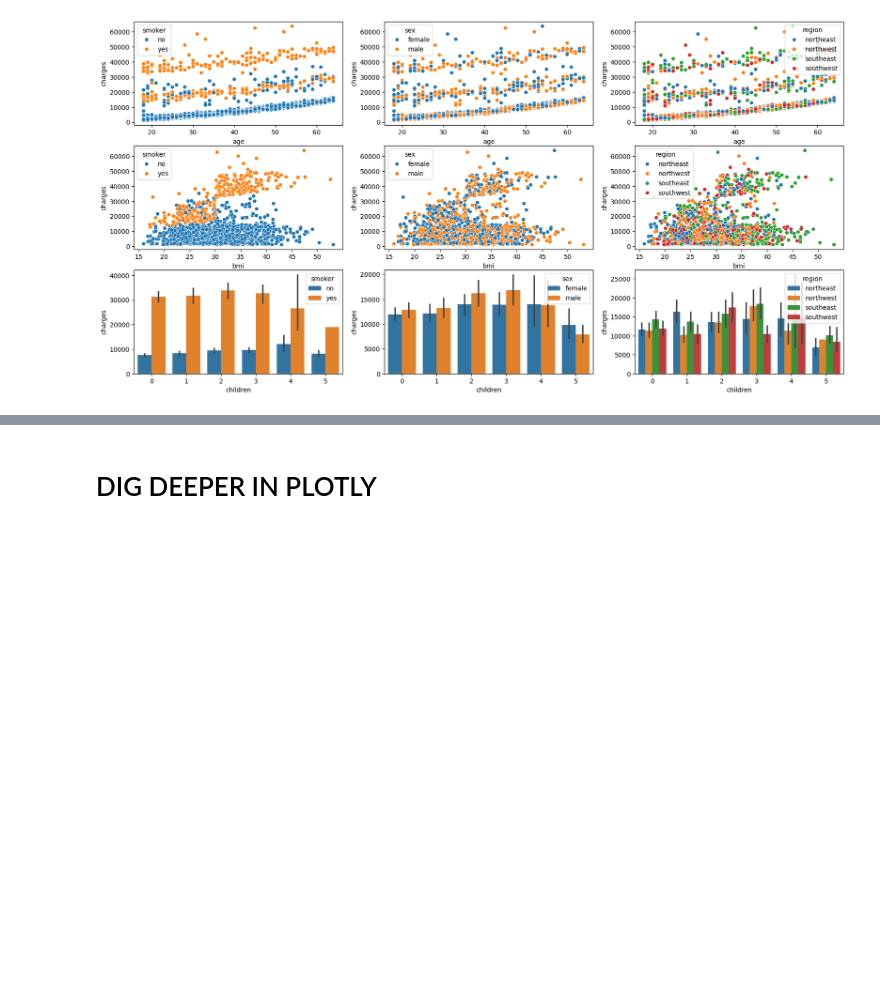
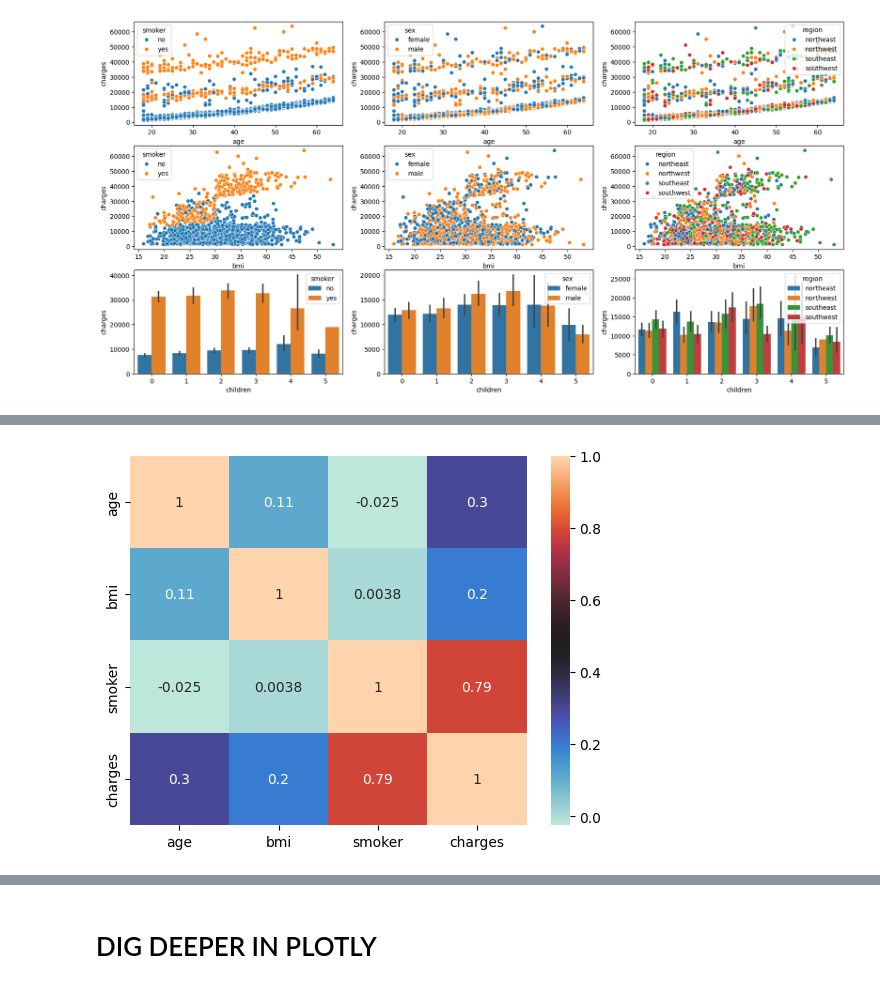
Before and after one commit to tb9757/Assignment-1---Healthcare-analysis, a Jupyter notebook: jupyter_notebooks/exploratory_data_analysis.ipynb, the cells around one changed output, grey strips where cells are left out. Cells and saved outputs as stored; diff of their text form; code cells hidden in the pictures; blank space fills up the shorter version.

Commit message:
Add correlation heatmap

```diff
--- a/jupyter_notebooks/exploratory_data_analysis.ipynb
+++ b/jupyter_notebooks/exploratory_data_analysis.ipynb
@@ -165,0 +184,11 @@ sns.barplot(data=df, x='children', y='charges', hue='region', ax=ax[2,2])
+# %%
+# investigate correlation between numerical values as well as smoker or non-smoker.
+# To include smoker in this we need to convert the smoker column (currently yes, no), into yes = 1 and no = 0
+df_copy = df.copy()
+df_copy['smoker']= df_copy['smoker'].map({'yes':1, 'no':0}).astype(int)
+
+#drop categorical variables
+df_copy = df_copy.drop(columns=df_copy.select_dtypes(include='category'))
+
+df_correlation = df_copy.corr(method='pearson')
+df_correlation
@@ -165,0 +201,5 @@ sns.barplot(data=df, x='children', y='charges', hue='region', ax=ax[2,2])
+# %%
+sns.heatmap(data=df_correlation, annot=True, cmap="icefire")
+plt.show()
+# %% [output]
+[figure, added]
```
Also changed, not shown: parts of 11 cells of this notebook.
